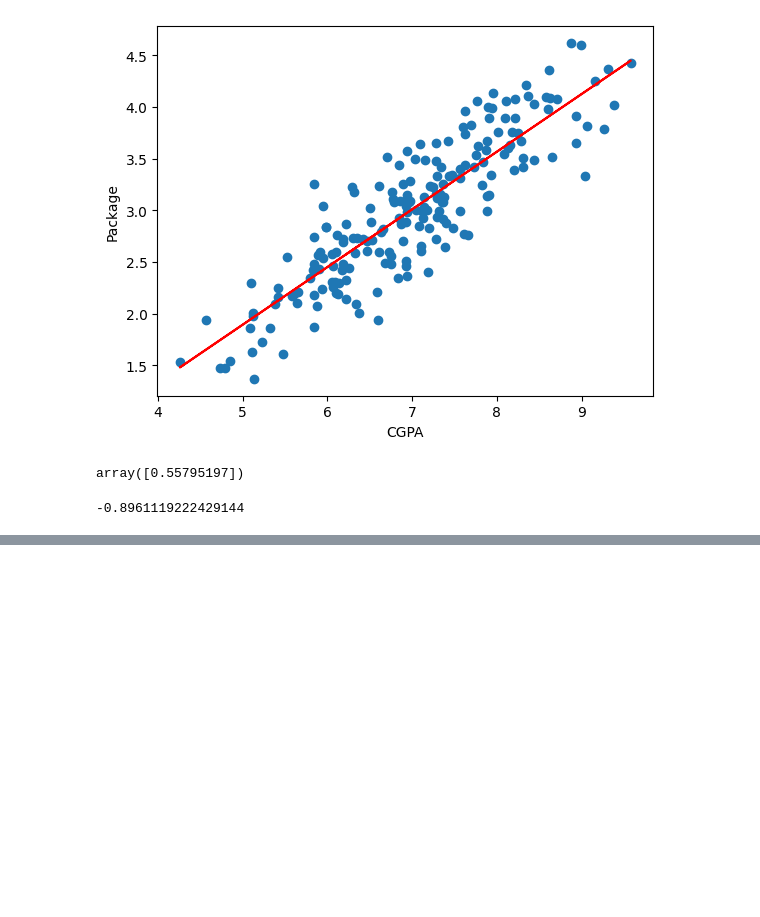
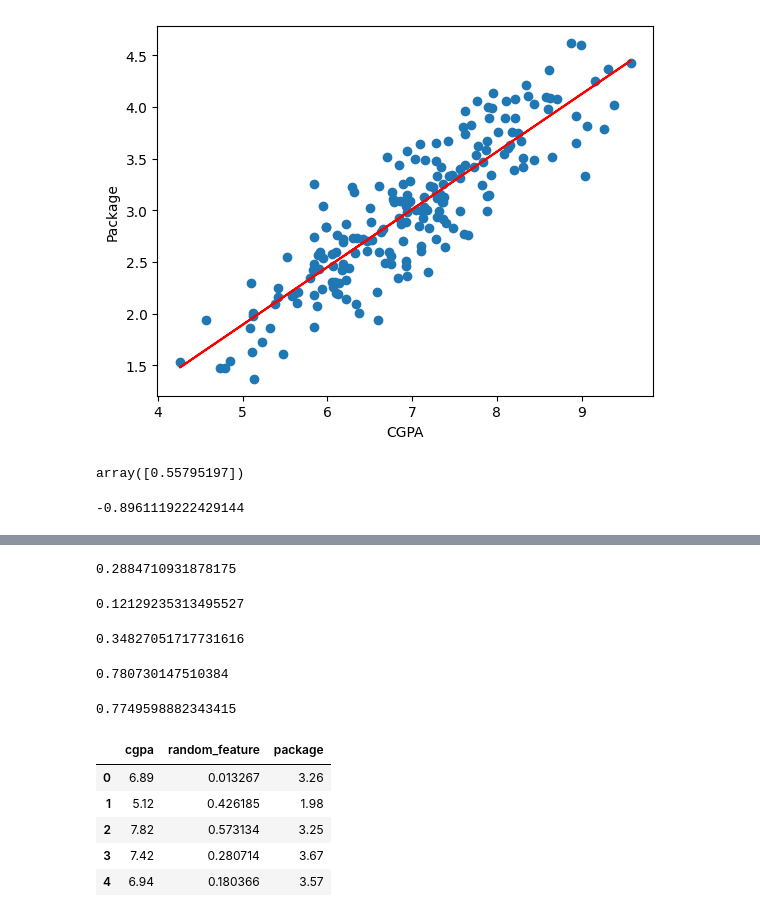
Before and after one commit to jenish2917/Machine-Learning, a Jupyter notebook: Liner regression.ipynb, the cells around one changed output, grey strips where cells are left out. Saved outputs shown, nothing was run; the diff lists cells and outputs as text; code cells hidden in the pictures; blank space fills up the shorter version.

```diff
--- a/Liner regression.ipynb
+++ b/Liner regression.ipynb
@@ -105,0 +234,34 @@ lr.intercept_
+# %%
+mean_absolute_error(y_test, y_pred) #lpa
+# %% [output]
+0.2884710931878175
+# %%
+mean_squared_error(y_test, y_pred) #lpa**2
+# %% [output]
+0.12129235313495527
+# %%
+np.sqrt(mean_squared_error(y_test, y_pred)) #lpa
+# %% [output]
+0.34827051717731616
+# %%
+r2_score(y_test, y_pred)
+# %% [output]
+0.780730147510384
+# %%
+# adjusted r2_score
+1 - (1-r2_score(y_test, y_pred))*(len(y_test)-1)/(len(y_test)-x_test.shape[1]-1)
+# %% [output]
+0.7749598882343415
+# %%
+new_df1 = df.copy()
+new_df1['random_feature'] = np.random.random(200)
+
+new_df1 = new_df1[['cgpa', 'random_feature', 'package']]
+new_df1.head()
+# %% [output]
+|  | cgpa | random_feature | package |
+| 0 | 6.89 | 0.013267 | 3.26 |
+| 1 | 5.12 | 0.426185 | 1.98 |
+| 2 | 7.82 | 0.573134 | 3.25 |
+| 3 | 7.42 | 0.280714 | 3.67 |
+| 4 | 6.94 | 0.180366 | 3.57 |
```
Also changed, not shown: parts of 38 cells of this notebook, 2 other files.
